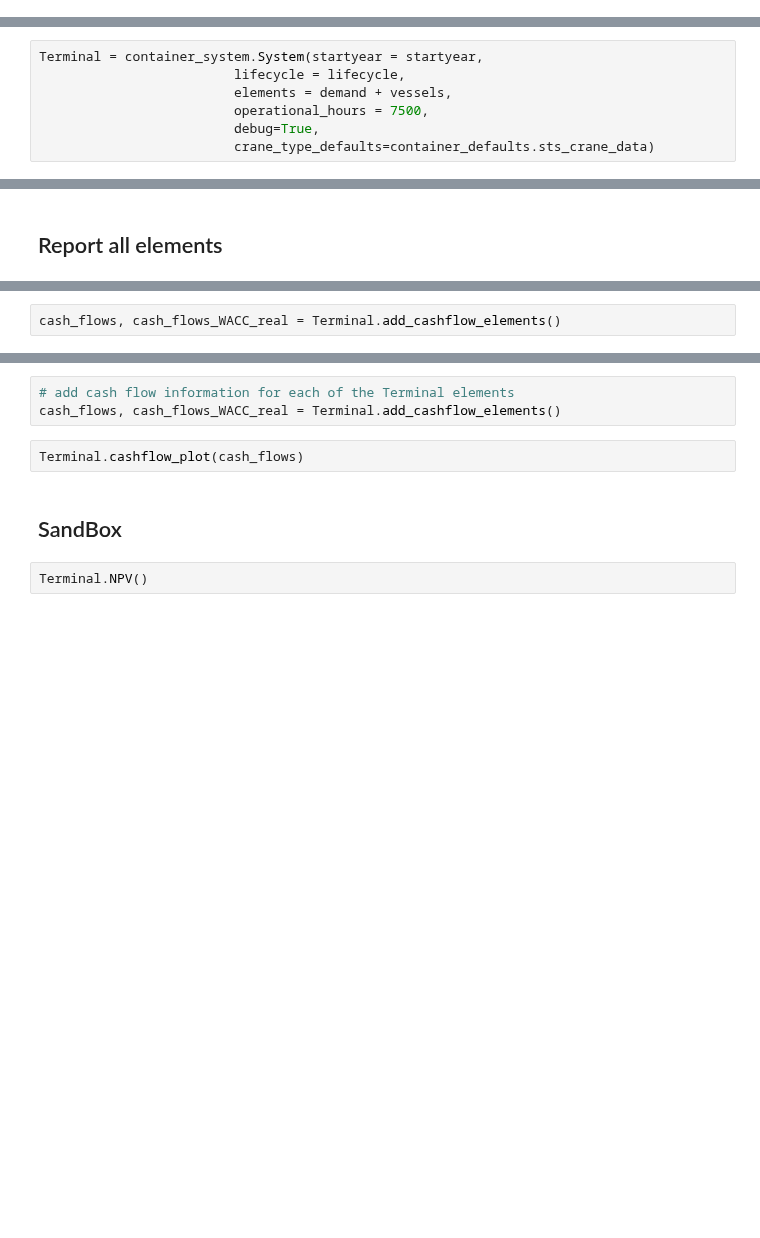
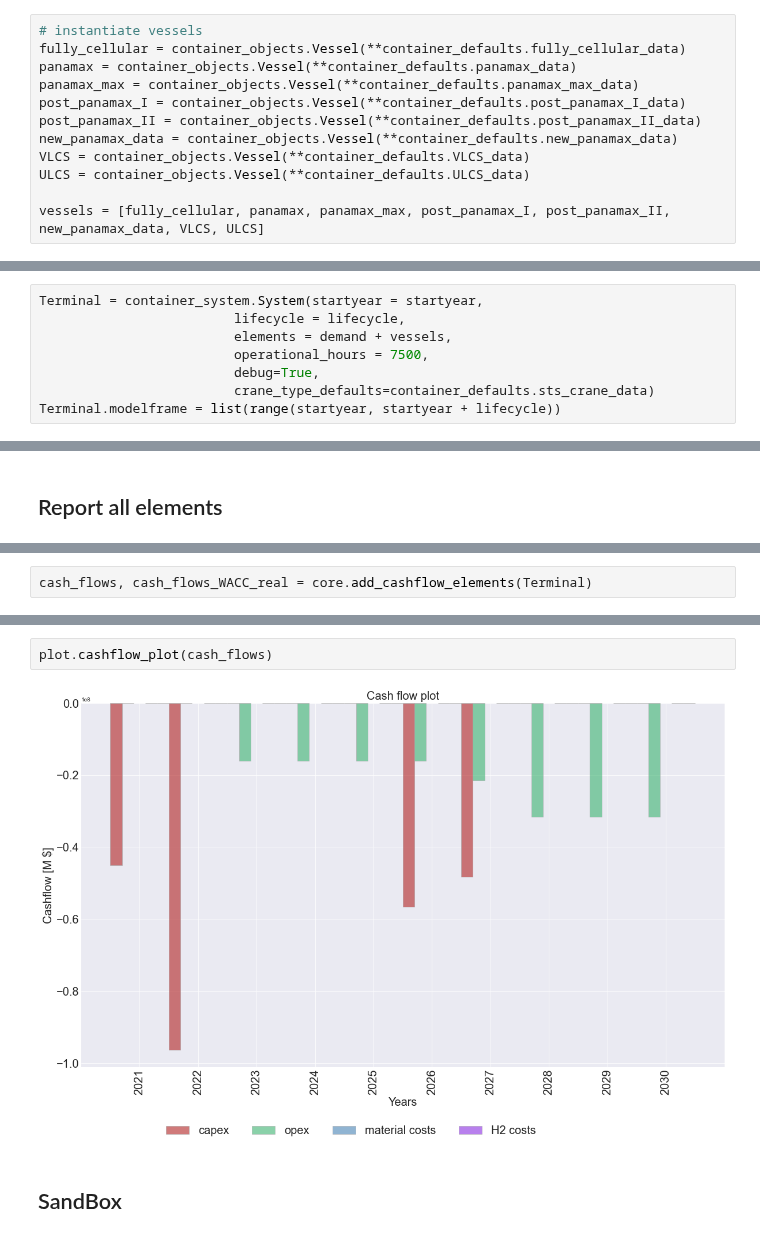
Before and after one commit to TUDelft-CITG/OpenTISim, a Jupyter notebook: notebooks/Example 03 - Container terminal example.ipynb, the cells around one changed output, grey strips where cells are left out. Drawn from its saved outputs; the diff is of its cells as text; blank space fills up the shorter version.

Commit message:
Update notebook in order to make it work, also modified some of the arguments function on core & plot, i think it is unecessary

```diff
--- a/notebooks/Example 03 - Container terminal example.ipynb
+++ b/notebooks/Example 03 - Container terminal example.ipynb
@@ -58,3 +49,15 @@ AttributeError: module 'opentisim.container_defaults' has no attribute 'handysiz
+# %%
+# instantiate vessels
+fully_cellular = container_objects.Vessel(**container_defaults.fully_cellular_data)
+panamax = container_objects.Vessel(**container_defaults.panamax_data)
+panamax_max = container_objects.Vessel(**container_defaults.panamax_max_data)
+post_panamax_I = container_objects.Vessel(**container_defaults.post_panamax_I_data)
+post_panamax_II = container_objects.Vessel(**container_defaults.post_panamax_II_data)
+new_panamax_data = container_objects.Vessel(**container_defaults.new_panamax_data)
+VLCS = container_objects.Vessel(**container_defaults.VLCS_data)
+ULCS = container_objects.Vessel(**container_defaults.ULCS_data)
+
+vessels = [fully_cellular, panamax, panamax_max, post_panamax_I, post_panamax_II, new_panamax_data, VLCS, ULCS]
 # %% [markdown]
 # 1. Instatiate terminal system
 # %%
@@ -145,6 +148,7 @@ Terminal = container_system.System(startyear = startyear,
                          operational_hours = 7500,
                          debug=True,
                          crane_type_defaults=container_defaults.sts_crane_data)
+Terminal.modelframe = list(range(startyear, startyear + lifecycle))
 # %% [markdown]
 # 2. Start simulation
 Develop terminal given the throughput scenario and investment triggers implemented
@@ -162,4 +202,4 @@ if True:
 # %%
-cash_flows, cash_flows_WACC_real = Terminal.add_cashflow_elements()
+cash_flows, cash_flows_WACC_real = core.add_cashflow_elements(Terminal)
 # %%
 Terminal.opex_plot(cash_flows)
@@ -170,9 +233,6 @@ Terminal.land_use_plot()
-# %%
-# add cash flow information for each of the Terminal elements
-cash_flows, cash_flows_WACC_real = Terminal.add_cashflow_elements()
 # %%
-Terminal.cashflow_plot(cash_flows)
+plot.cashflow_plot(cash_flows)
+# %% [output]
+[figure, added]
 # %% [markdown]
 ## SandBox
-# %%
-Terminal.NPV()
```
Also changed, not shown: parts of 11 cells of this notebook, 2 other files.
